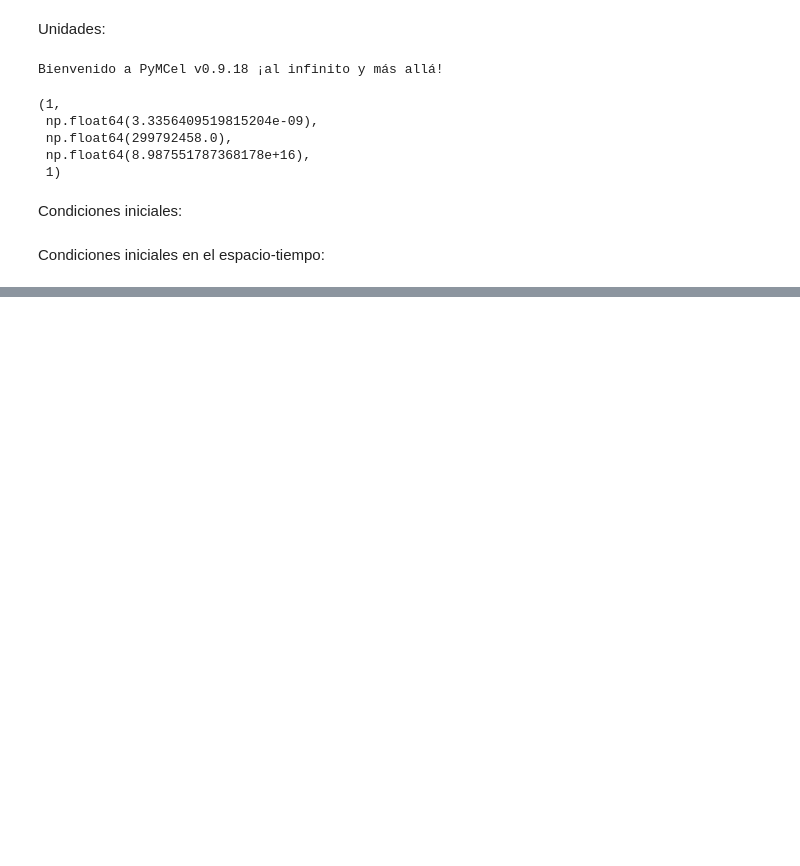
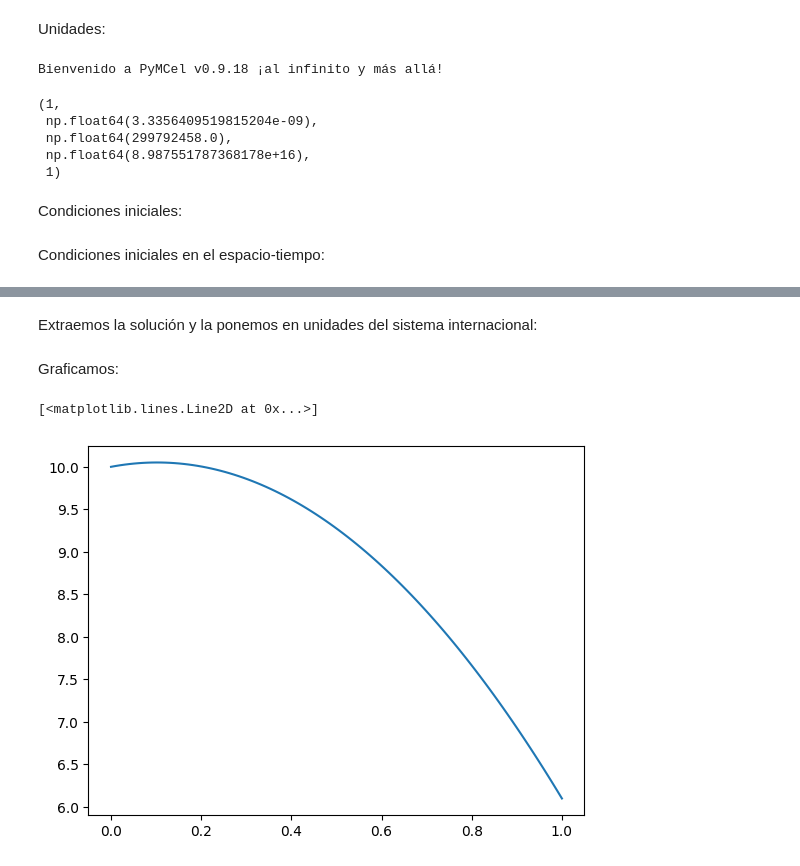
Before and after one commit to seap-udea/relatividad-clase, a Jupyter notebook: rg_2026_1-geodesicas-ejemplo.ipynb, the cells around one changed output, grey strips where cells are left out. Saved outputs shown, nothing was run; the diff lists cells and outputs as text; code cells hidden in the pictures; blank space fills up the shorter version.

```diff
--- a/rg_2026_1-geodesicas-ejemplo.ipynb
+++ b/rg_2026_1-geodesicas-ejemplo.ipynb
@@ -132,0 +145,18 @@ Uz0 = vz0 * Ut0 / C
+# %%
+taus = np.linspace(0, 1 / UT, 100)
+Ys0 = [T0, x0, y0, z0, Ut0, Ux0, Uy0, Uz0]
+solucion = solve_ivp(edg_galileo, (taus[0], taus[-1]), Ys0, t_eval=taus, args=(g, C))
+# %% [markdown]
+Extraemos la solución y la ponemos en unidades del sistema internacional:
+# %%
+ts = solucion.y[0] / C * UT
+xs = solucion.y[1] * UL
+ys = solucion.y[2] * UL
+zs = solucion.y[3] * UL
+# %% [markdown]
+Graficamos:
+# %%
+plt.plot(ts, xs)
+# %% [output]
+[<matplotlib.lines.Line2D at 0x...>]
+[figure, added]
```
Also changed, not shown: parts of 7 cells of this notebook.
